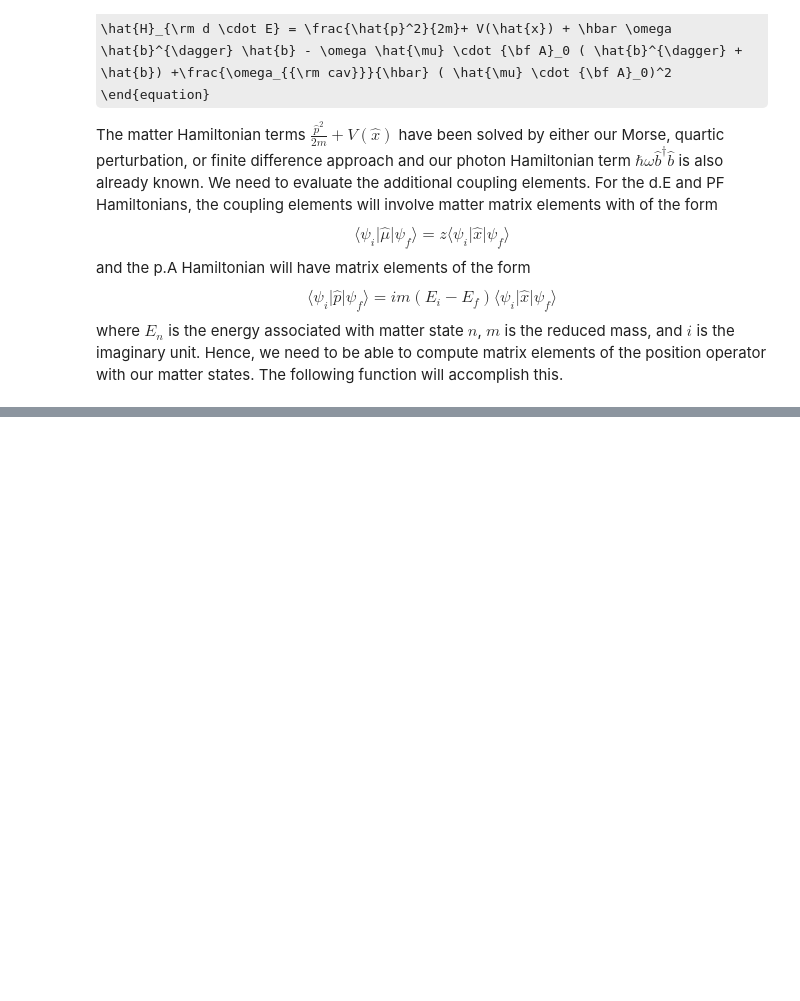
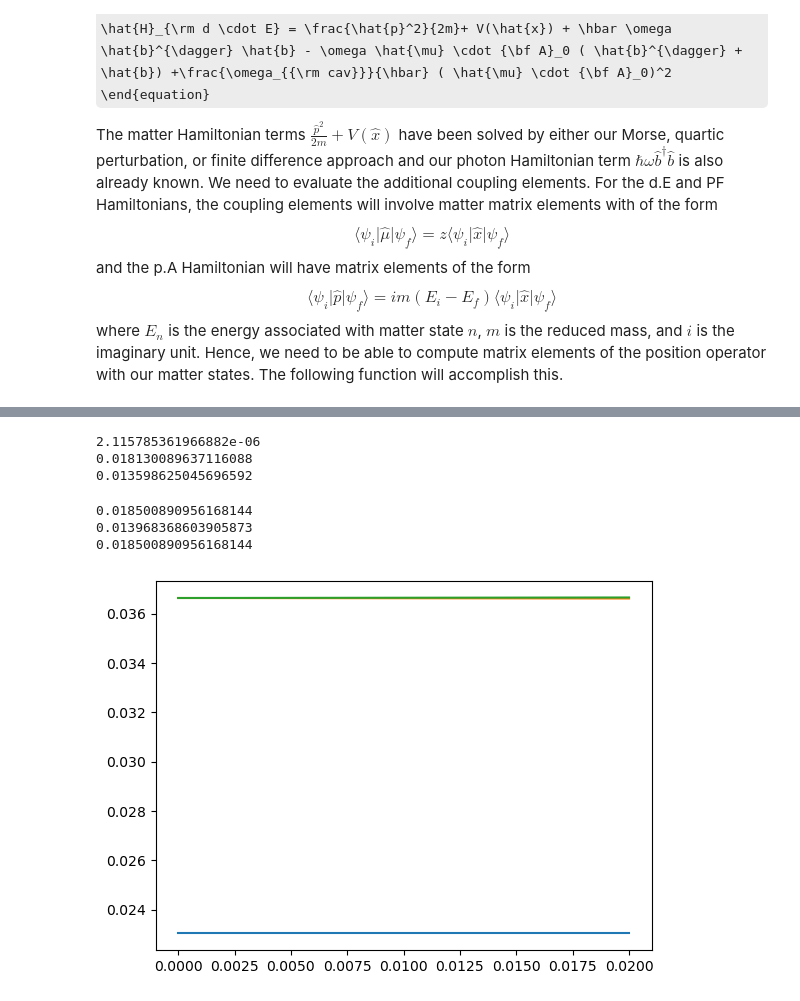
Before and after one commit to FoleyLab/CompChem2024, a Jupyter notebook: PROJECT/Morse_Oscillator_Simple_Example.ipynb, the cells around one changed output, grey strips where cells are left out. Saved outputs shown, nothing was run; the diff lists cells and outputs as text; code cells hidden in the pictures; some formulas as TeX source; blank space fills up the shorter version.

```diff
--- a/PROJECT/Morse_Oscillator_Simple_Example.ipynb
+++ b/PROJECT/Morse_Oscillator_Simple_Example.ipynb
@@ -104,8 +121,8 @@ and the p.A Hamiltonian will have matrix elements of the form
 \end{equation}
 where $E_n$ is the energy associated with matter state $n$, $m$ is the reduced mass, and $i$ is the imaginary unit.  Hence, we need to be able to compute matrix elements of the position operator with our matter states.  The following function will accomplish this.
 # %%
-X.photon_dim = 3
-X.matter_dim = 3
+X.photon_dim = 2
+X.matter_dim = 2
 X.build_basis()
 print(X.basis)
 print(len(X.basis))
@@ -127,0 +162,7 @@ vals_PF, vecs_PF = la.eigh(X.H_PF)
+# %%
+X.A0_au = 0.001
+X.build_PF_Hamiltonian()
+print(X.H_matter * X.au_to_wn)
+print(X.H_dse * X.au_to_wn)
+print(X.H_coup * X.au_to_wn)
+print(X.H_pho * X.au_to_wn)
@@ -129,10 +191,18 @@ vals_PF, vecs_PF = la.eigh(X.H_PF)
 print(vals_DdE[2]-vals_DdE[1])
 print(vals_PdA[2]-vals_PdA[1])
 print(vals_PF[2]-vals_PdA[1])
+# %% [output]
+2.115785361966882e-06
+0.018130089637116088
+0.013598625045696592
 # %%
 print(vals_DdE[0])
 print(vals_PdA[0])
 print(vals_PF[0])
+# %% [output]
+0.018500890956168144
+0.013968368603905873
+0.018500890956168144
 # %%
 
 A_vals = [0, 0.002, 0.004, 0.006, 0.008, 0.010, 0.012, 0.014, 0.016, 0.018, 0.02]
@@ -156,9 +226,13 @@ for Av in A_vals:
     pf_vals[idx,:] = vals_PF[:4]
     idx += 1
 # %%
-#plt.plot(A_vals, pda_vals[:,0])
+plt.plot(A_vals, pda_vals[:,1])
 #plt.plot(A_vals, dde_vals[:,0])
+#plt.plot(A_vals, pf_vals[:,0])
 plt.plot(A_vals, pf_vals[:,1])
-#plt.plot(A_vals, pf_vals[:,2])
+plt.plot(A_vals, pf_vals[:,2])
+
 
 plt.show()
+# %% [output]
+[figure, added]
```
Also changed, not shown: parts of 9 cells of this notebook, 2 other files.
